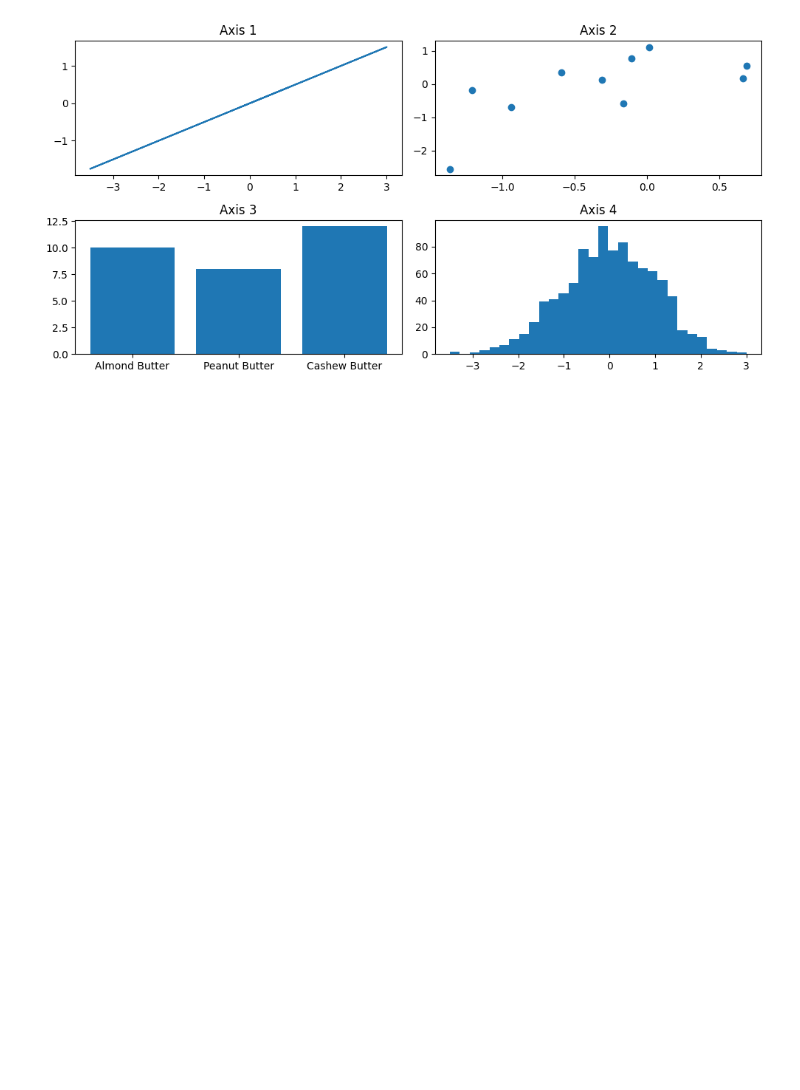
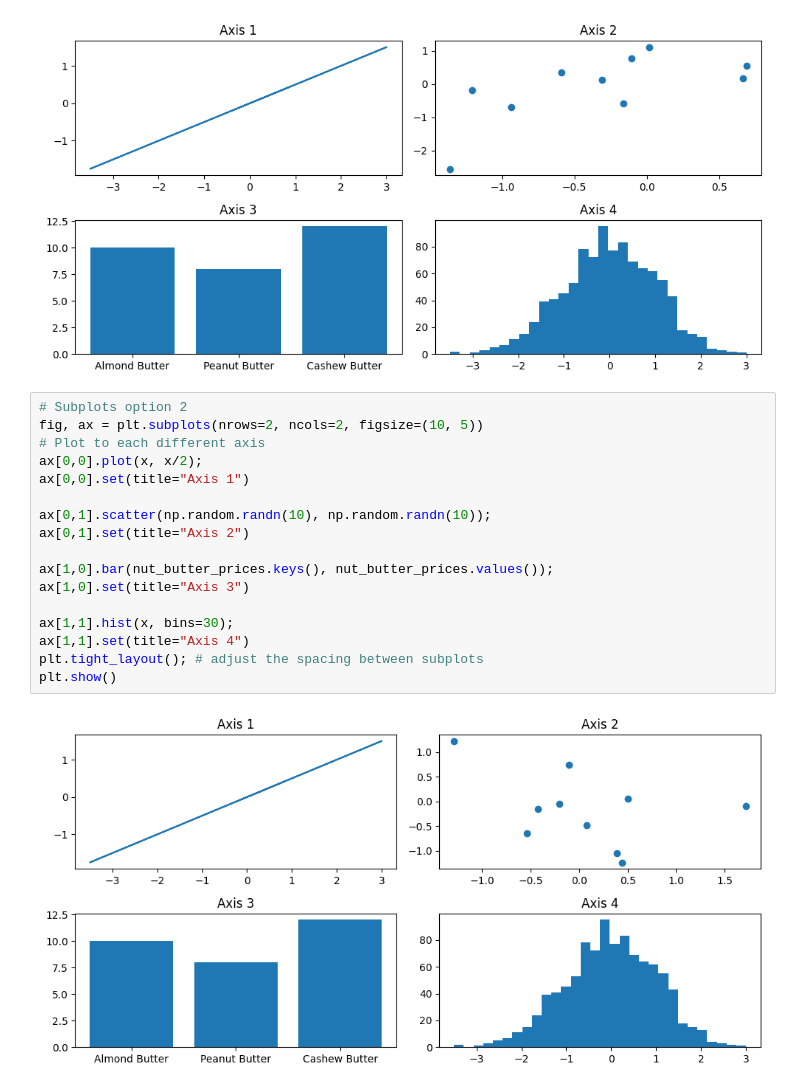
Before and after one commit to StarDust130/ML-101, a Jupyter notebook: Matplotlib/Introduction-to-Matplotlib.ipynb, the cells around one changed output. Drawn from its saved outputs; the diff is of its cells as text; blank space fills up the shorter version.

```diff
--- a/Matplotlib/Introduction-to-Matplotlib.ipynb
+++ b/Matplotlib/Introduction-to-Matplotlib.ipynb
@@ -180,3 +180,22 @@ plt.tight_layout(); # adjust the spacing between subplots
 plt.show()
 # %% [output]
 [figure]
+# %%
+# Subplots option 2
+fig, ax = plt.subplots(nrows=2, ncols=2, figsize=(10, 5))
+# Plot to each different axis
+ax[0,0].plot(x, x/2);
+ax[0,0].set(title="Axis 1")
+
+ax[0,1].scatter(np.random.randn(10), np.random.randn(10));
+ax[0,1].set(title="Axis 2")
+
+ax[1,0].bar(nut_butter_prices.keys(), nut_butter_prices.values());
+ax[1,0].set(title="Axis 3")
+
+ax[1,1].hist(x, bins=30);
+ax[1,1].set(title="Axis 4")
+plt.tight_layout(); # adjust the spacing between subplots
+plt.show()
+# %% [output]
+[figure, added]
```
